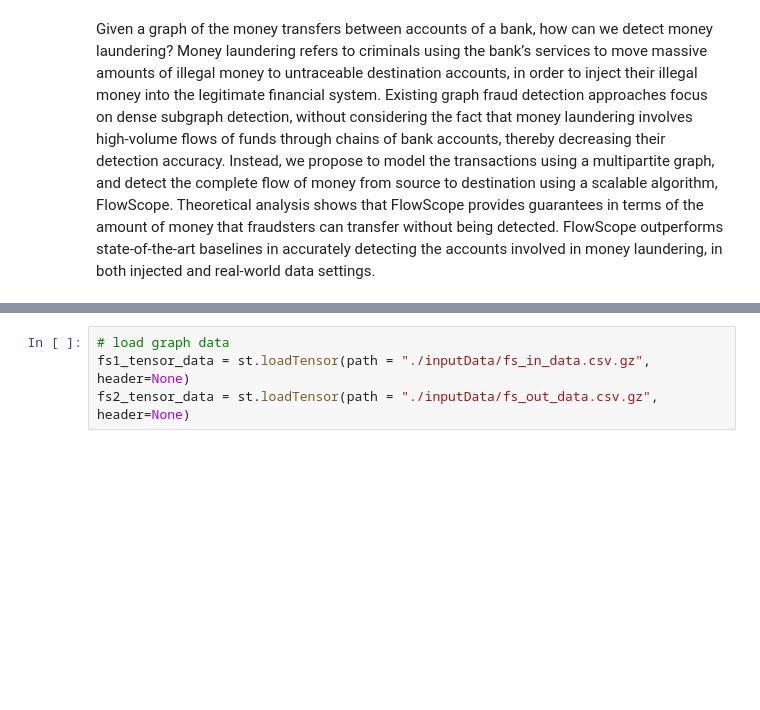
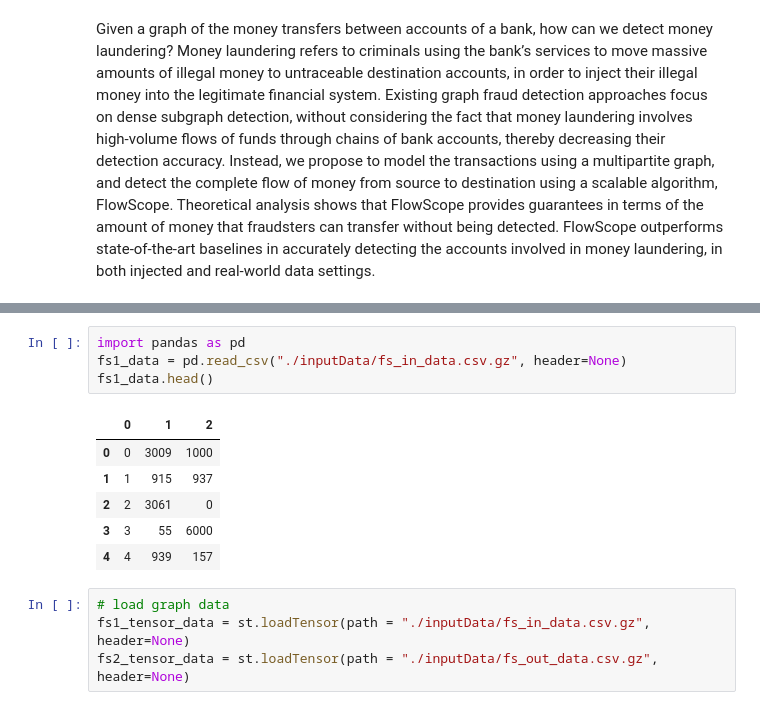
Before and after one commit to B-Deprez/flowscope, a Jupyter notebook: FlowScope.ipynb, the cells around one changed output, grey strips where cells are left out. Cells and saved outputs as stored; diff of their text form; blank space fills up the shorter version.

```diff
--- a/FlowScope.ipynb
+++ b/FlowScope.ipynb
@@ -34,3 +36,14 @@ import spartan as st
+# %%
+import pandas as pd
+fs1_data = pd.read_csv("./inputData/fs_in_data.csv.gz", header=None)
+fs1_data.head()
+# %% [output]
+|  | 0 | 1 | 2 |
+| 0 | 0 | 3009 | 1000 |
+| 1 | 1 | 915 | 937 |
+| 2 | 2 | 3061 | 0 |
+| 3 | 3 | 55 | 6000 |
+| 4 | 4 | 939 | 157 |
 # %%
 # load graph data
 fs1_tensor_data = st.loadTensor(path = "./inputData/fs_in_data.csv.gz", header=None)
```
Also changed, not shown: parts of 33 cells of this notebook, 2 other files.
